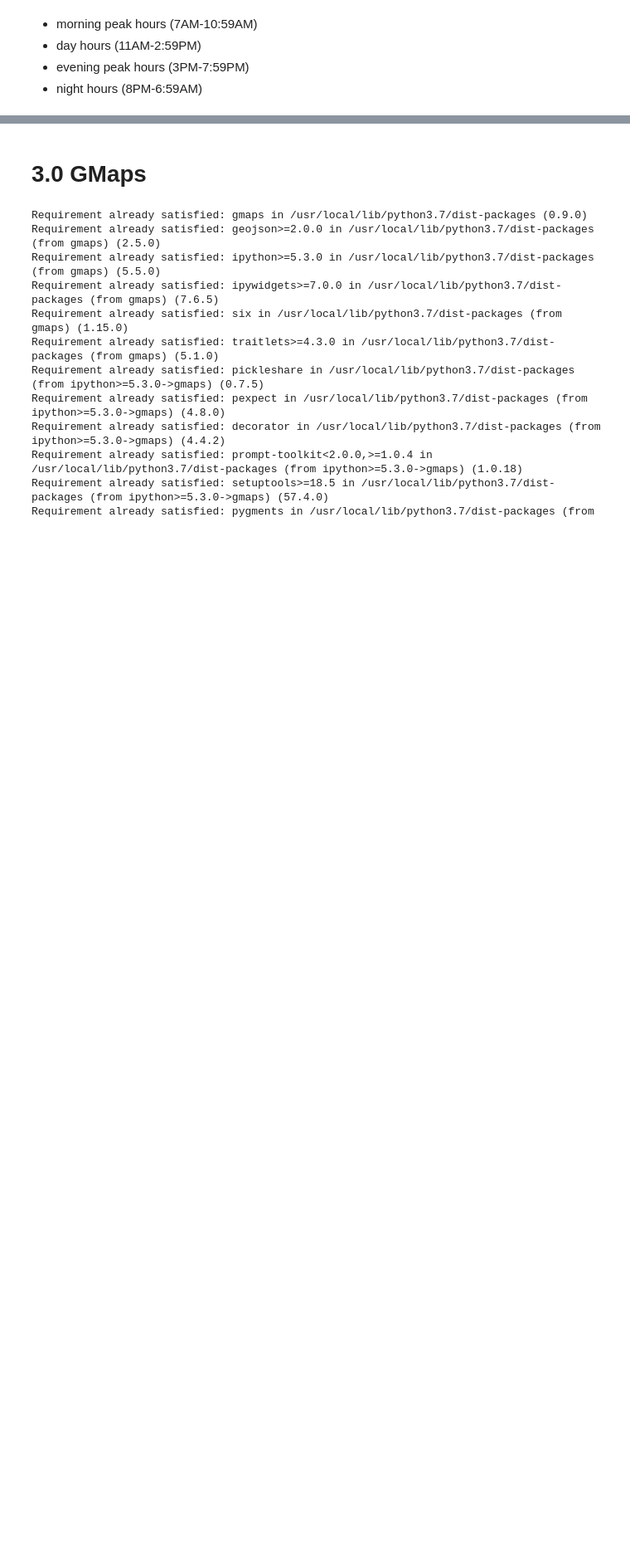
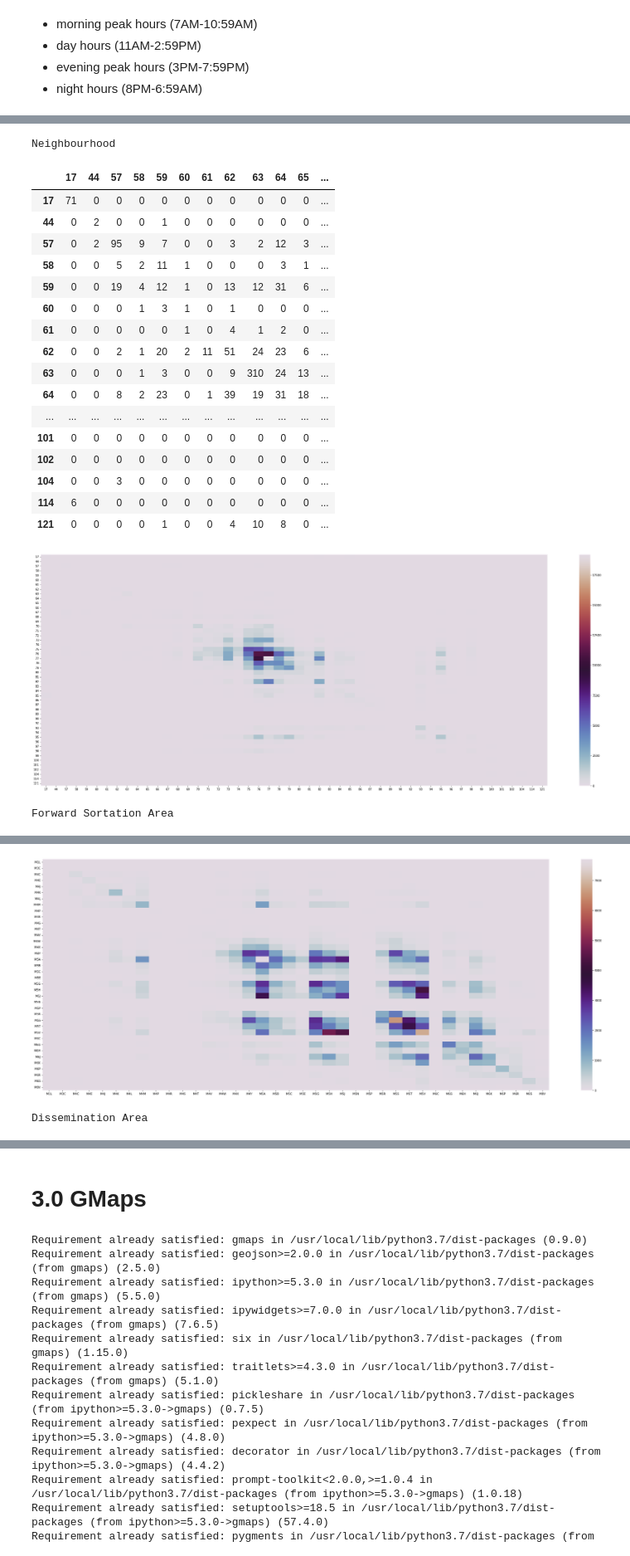
Before and after one commit to lisijia6/Share-Bike-Station-Clustering-and-Usage-Prediction, a Jupyter notebook: 1_Exploratory Analysis/3 Spatial Visualizations (2019 Ridership).ipynb, the cells around one changed output, grey strips where cells are left out. Shown at 83% size. Cells and saved outputs as stored; diff of their text form; code cells hidden in the pictures; blank space fills up the shorter version.

```diff
--- a/1_Exploratory Analysis/3 Spatial Visualizations (2019 Ridership).ipynb
+++ b/1_Exploratory Analysis/3 Spatial Visualizations (2019 Ridership).ipynb
@@ -439,0 +800,37 @@ sns.heatmap(heatmap_summer_pivoted, cmap="YlGnBu")
+# %%
+# 'Neighbourhood', 50 / 'Forward_Sortation_Area', 38 / 'Dissemination_Area', 292, for plotting DA: (40, 20)
+print('Neighbourhood')
+heatmap_matrix = compute_heatmap(heatmap_winter, 'Neighbourhood', 50)
+display(heatmap_matrix)
+plot_heatmap(heatmap_matrix)
+
+print('Forward Sortation Area')
+heatmap_matrix = compute_heatmap(heatmap_winter, 'Forward_Sortation_Area', 38)
+display(heatmap_matrix)
+plot_heatmap(heatmap_matrix)
+
+print('Dissemination Area')
+heatmap_matrix = compute_heatmap(heatmap_winter, 'Dissemination_Area', 292)
+display(heatmap_matrix)
+plot_heatmap(heatmap_matrix, (40, 20))
+# %% [output]
+Neighbourhood
+|  | 17 | 44 | 57 | 58 | 59 | 60 | 61 | 62 | 63 | 64 | 65 | ... |
+| 17 | 71 | 0 | 0 | 0 | 0 | 0 | 0 | 0 | 0 | 0 | 0 | ... |
+| 44 | 0 | 2 | 0 | 0 | 1 | 0 | 0 | 0 | 0 | 0 | 0 | ... |
+| 57 | 0 | 2 | 95 | 9 | 7 | 0 | 0 | 3 | 2 | 12 | 3 | ... |
+| 58 | 0 | 0 | 5 | 2 | 11 | 1 | 0 | 0 | 0 | 3 | 1 | ... |
+| 59 | 0 | 0 | 19 | 4 | 12 | 1 | 0 | 13 | 12 | 31 | 6 | ... |
+| 60 | 0 | 0 | 0 | 1 | 3 | 1 | 0 | 1 | 0 | 0 | 0 | ... |
+| 61 | 0 | 0 | 0 | 0 | 0 | 1 | 0 | 4 | 1 | 2 | 0 | ... |
+| 62 | 0 | 0 | 2 | 1 | 20 | 2 | 11 | 51 | 24 | 23 | 6 | ... |
+| 63 | 0 | 0 | 0 | 1 | 3 | 0 | 0 | 9 | 310 | 24 | 13 | ... |
+| 64 | 0 | 0 | 8 | 2 | 23 | 0 | 1 | 39 | 19 | 31 | 18 | ... |
+| ... | ... | ... | ... | ... | ... | ... | ... | ... | ... | ... | ... | ... |
+| 101 | 0 | 0 | 0 | 0 | 0 | 0 | 0 | 0 | 0 | 0 | 0 | ... |
+| 102 | 0 | 0 | 0 | 0 | 0 | 0 | 0 | 0 | 0 | 0 | 0 | ... |
+| 104 | 0 | 0 | 3 | 0 | 0 | 0 | 0 | 0 | 0 | 0 | 0 | ... |
+| 114 | 6 | 0 | 0 | 0 | 0 | 0 | 0 | 0 | 0 | 0 | 0 | ... |
+| 121 | 0 | 0 | 0 | 0 | 1 | 0 | 0 | 4 | 10 | 8 | 0 | ... |
+[figure, added]
+Forward Sortation Area
@@ -439,0 +854,2 @@ sns.heatmap(heatmap_summer_pivoted, cmap="YlGnBu")
+[figure, added]
+Dissemination Area
```
Also changed, not shown: parts of 67 cells of this notebook.
